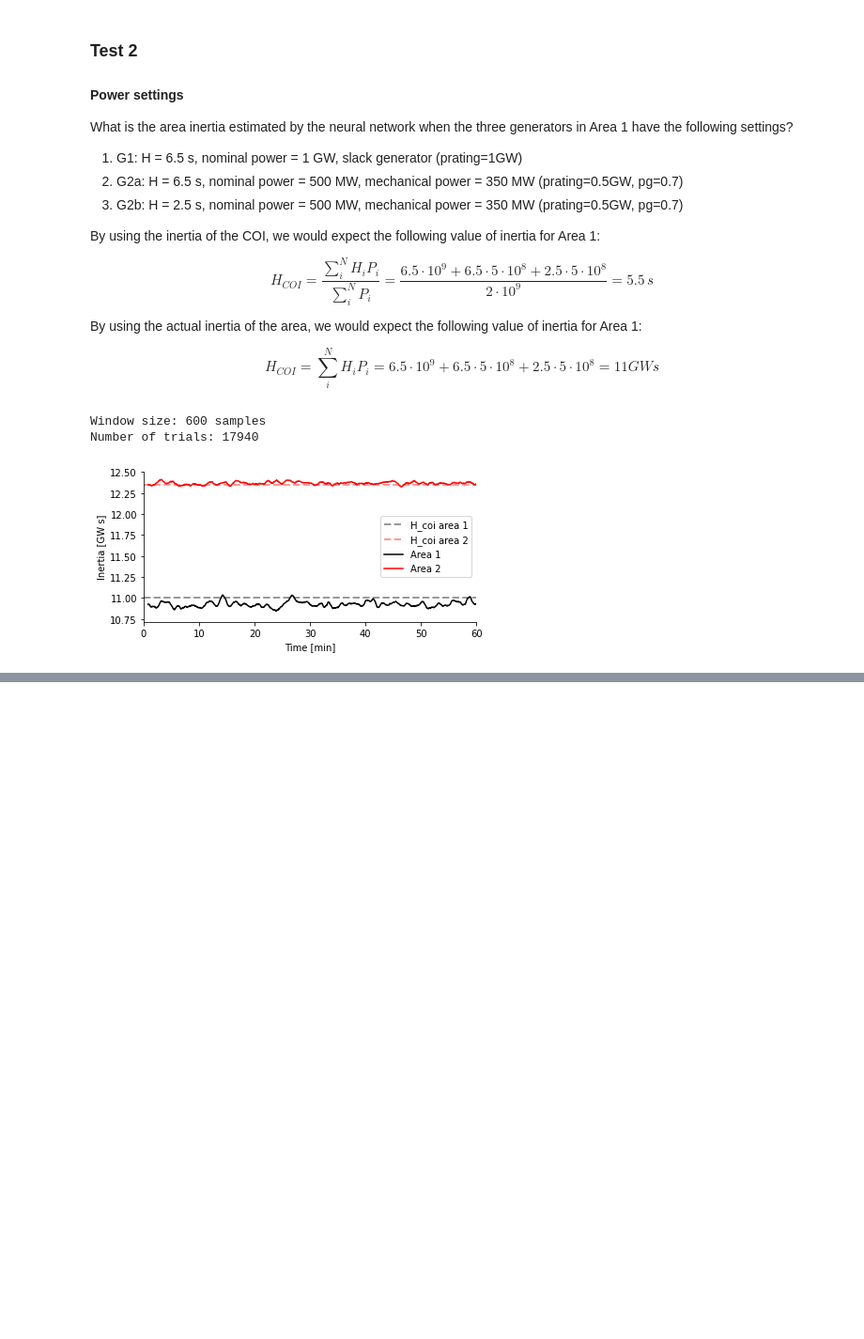
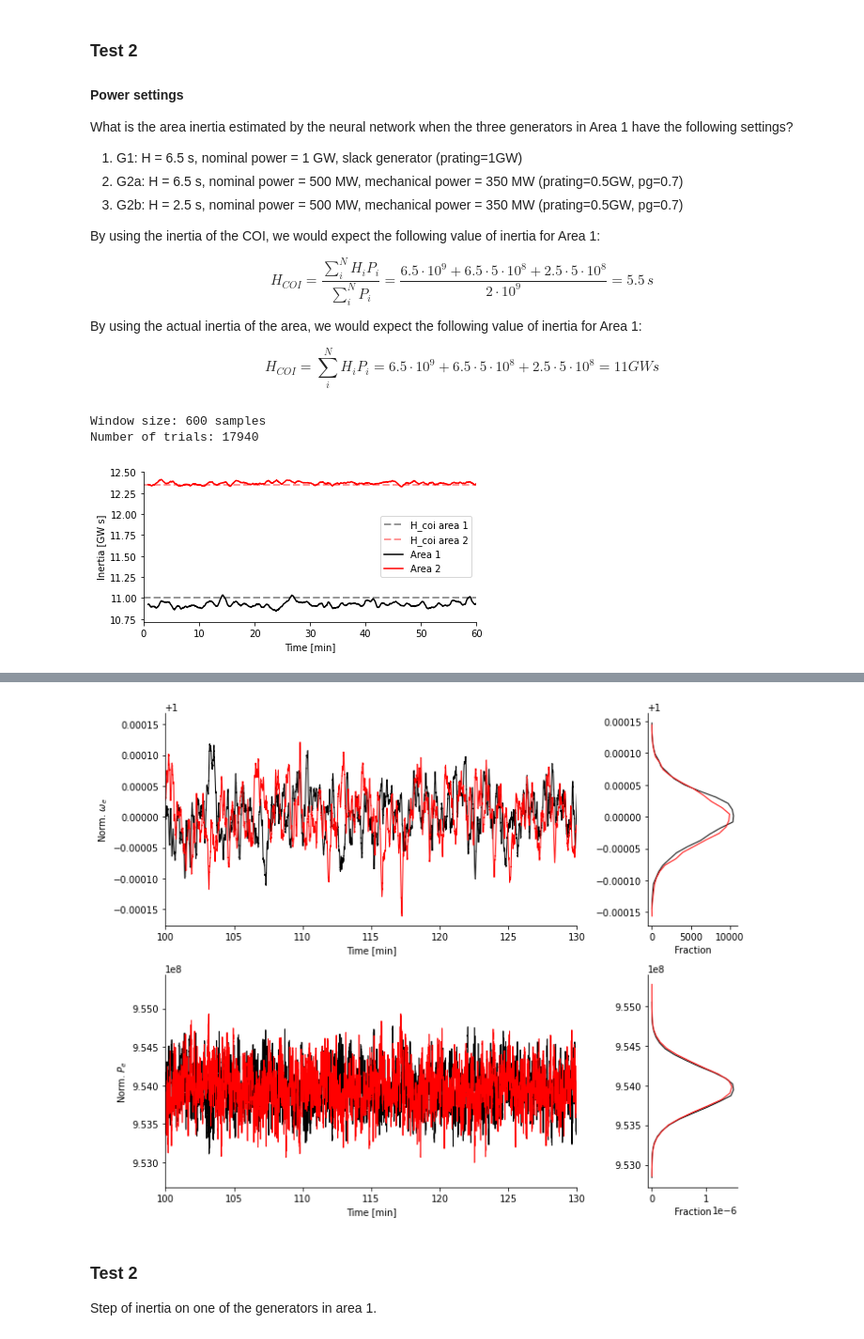
Before and after one commit to danielelinaro/inertia, a Jupyter notebook: notebooks/Inertia_estimation_two-area_multi_area.ipynb, the cells around one changed output, grey strips where cells are left out. Shown at 94% size. Cells and saved outputs as stored; diff of their text form; code cells hidden in the pictures; blank space fills up the shorter version.

```diff
--- a/notebooks/Inertia_estimation_two-area_multi_area.ipynb
+++ b/notebooks/Inertia_estimation_two-area_multi_area.ipynb
@@ -764,0 +867,37 @@ fig.tight_layout()
+# %%
+var_names = ['omegael_bus7', 'Pe_bus7']
+fig = plt.figure(figsize=(10,8))
+
+gs = fig.add_gridspec(2, 4)
+ax = [
+    [fig.add_subplot(gs[0,:3]), fig.add_subplot(gs[0,3:])],
+    [fig.add_subplot(gs[1,:3]), fig.add_subplot(gs[1,3:])]
+]
+
+for i,dat in enumerate(data):
+    for j,var_name in enumerate(var_names):
+        ax[j][0].plot(t / 60, dat[var_name], color=cmap[i], lw=1)
+        y, edges = np.histogram(dat[var_name], bins=31, density=True)
+        x = edges[:-1] + np.diff(edges)[0] / 2
+        ax[j][1].plot(y, x, color=cmap[i], lw=1)
+
+for i in range(2):
+    for j in range(2):
+        for side in 'top','right':
+            ax[i][j].spines[side].set_visible(False)
+ax[0][0].set_ylabel(r'Norm. $\omega_{e}$')
+ax[0][0].set_xlabel('Time [min]')
+ax[0][1].set_xlabel('Fraction')
+ax[1][0].set_ylabel(r'Norm. $P_{e}$')
+ax[1][0].set_xlabel('Time [min]')
+ax[1][1].set_xlabel('Fraction')
+ax[0][0].set_xlim([100, 130])
+ax[1][0].set_xlim([100, 130])
+
+fig.tight_layout()
+# %% [output]
+[figure, added]
+# %% [markdown]
+### Test 2
+
+Step of inertia on one of the generators in area 1.
```
Also changed, not shown: parts of 15 cells of this notebook, 5 other files.
